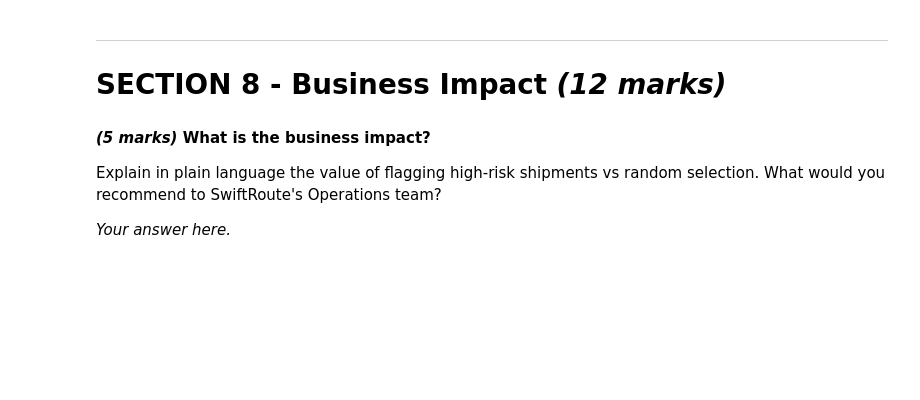
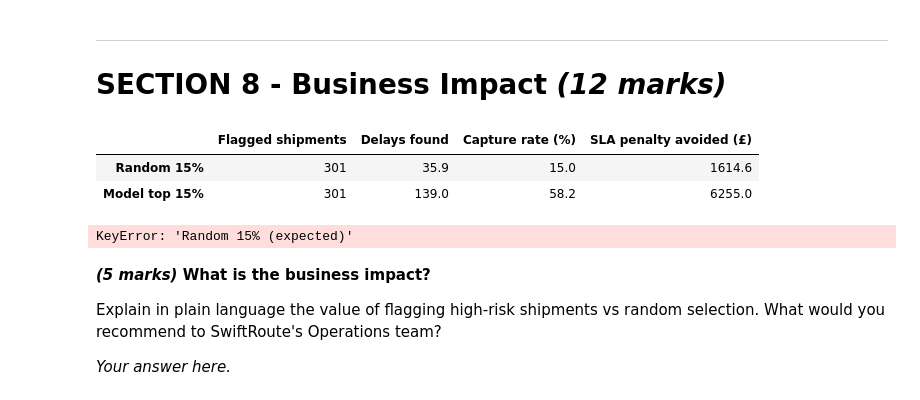
Before and after one commit to ThanhDiemNguyen/swiftroute-delivery-delay-prediction, a Jupyter notebook: notebooks/coursework.ipynb, the cells around one changed output. Cells and saved outputs as stored; diff of their text form; code cells hidden in the pictures; blank space fills up the shorter version.

Commit message:
Add business impact analysis

```diff
--- a/notebooks/coursework.ipynb
+++ b/notebooks/coursework.ipynb
@@ -527,16 +527,29 @@ Overall, I think the model can help identify high-risk shipments. I will check t
 # %%
 # *(7 marks)* Compute the delay capture rate at 15% intervention.
 #
 # Delay capture rate = (# actual delays in top-15% flagged) / (# total actual delays)
 #
 # Compare:
 #   (a) Random 15% policy
 #   (b) Model top-15% policy
 #
 # Also compute: SLA penalty avoided.
 # Assume each avoided delay saves £45 in SLA penalties + handling costs.
 
 # Your code here
+
+from swiftroute.modeling.impact import compute_business_impact
+
+impact = compute_business_impact(y_val, best_prob)
+display(impact)
+
+extra_savings = impact.loc["Model top 15%", "SLA penalty avoided (£)"] - impact.loc["Random 15%", "SLA penalty avoided (£)"]
+print(f"Additional potential savings: £{extra_savings:,.2f}")
+# %% [output]
+|  | Flagged shipments | Delays found | Capture rate (%) | SLA penalty avoided (£) |
+| Random 15% | 301 | 35.9 | 15.0 | 1614.6 |
+| Model top 15% | 301 | 139.0 | 58.2 | 6255.0 |
+KeyError: 'Random 15% (expected)'
 # %% [markdown]
 ***(5 marks)* What is the business impact?**
 
```
Also changed, not shown: parts of 1 cell of this notebook, 2 other files.
